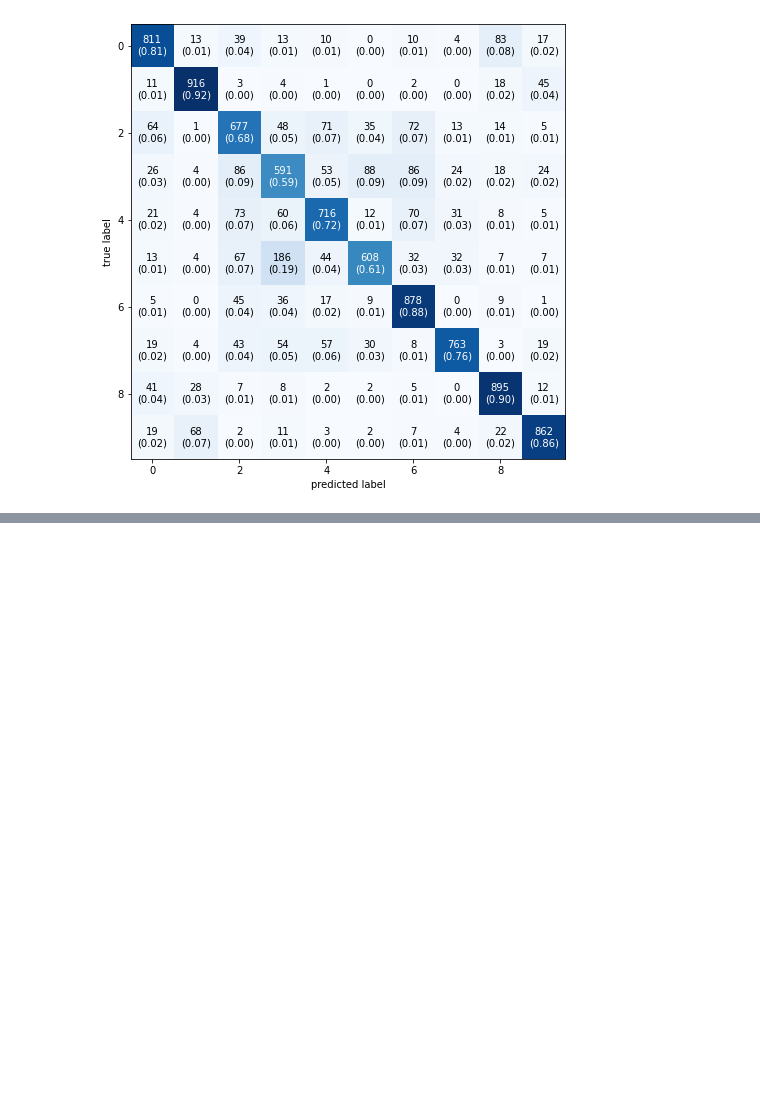
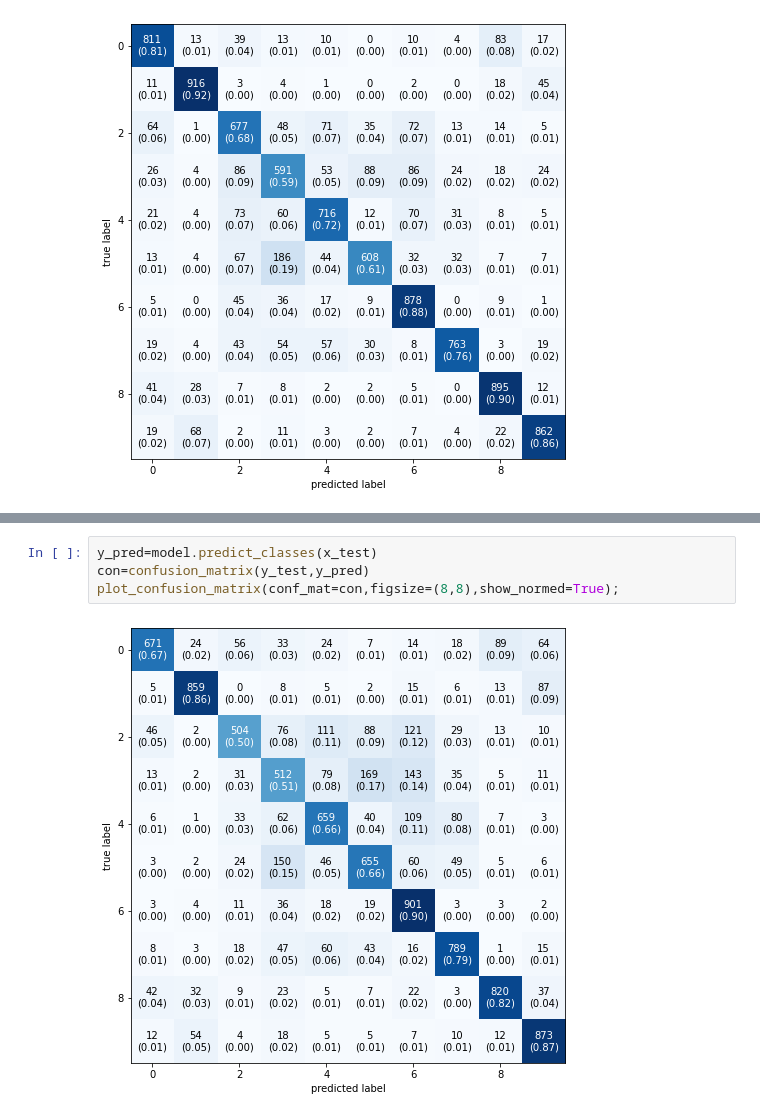
Before and after one commit to Tahir7044/machine-learning, a Jupyter notebook: cifar10_cnn.ipynb, the cells around one changed output, grey strips where cells are left out. Saved outputs shown, nothing was run; the diff lists cells and outputs as text; blank space fills up the shorter version.

```diff
--- a/cifar10_cnn.ipynb
+++ b/cifar10_cnn.ipynb
@@ -596,0 +601,6 @@ plot_confusion_matrix(conf_mat=con,figsize=(8,8),show_normed=True);
+# %%
+y_pred=model.predict_classes(x_test)
+con=confusion_matrix(y_test,y_pred)
+plot_confusion_matrix(conf_mat=con,figsize=(8,8),show_normed=True);
+# %% [output]
+[figure, added]
```
Also changed, not shown: parts of 4 cells of this notebook.
